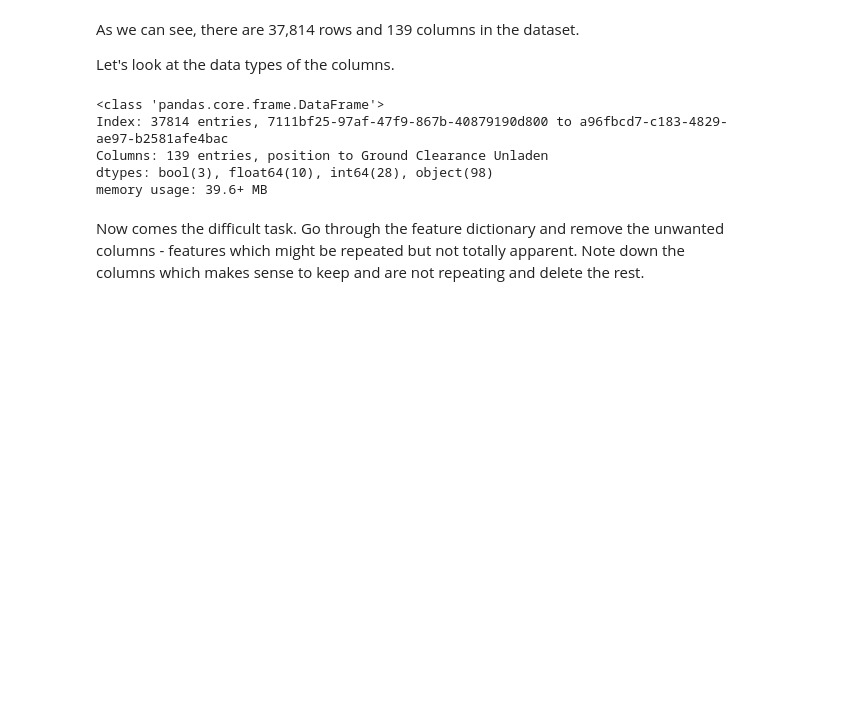
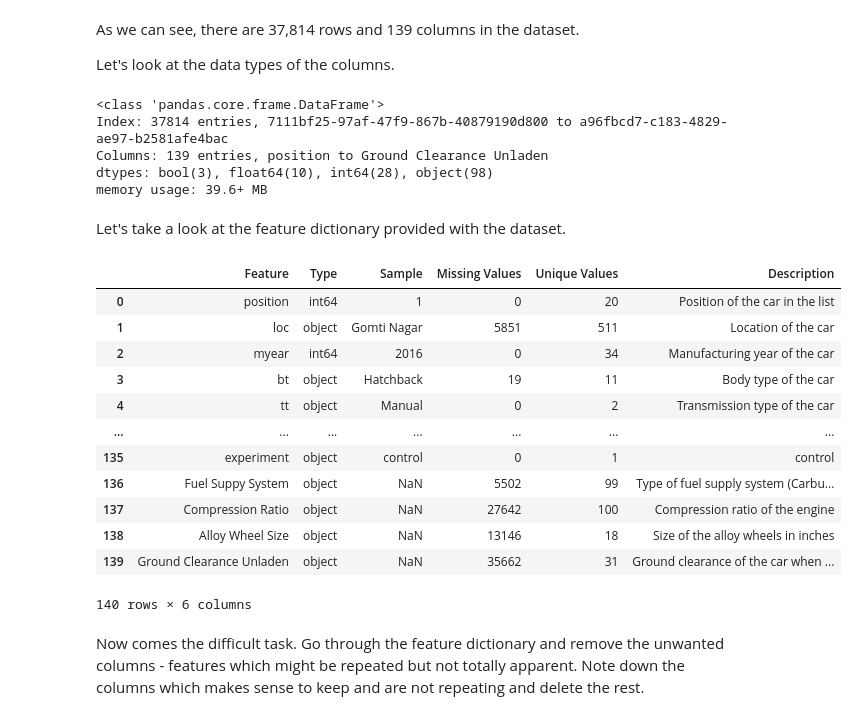
Before and after one commit to chats-bug/Priceless-Wheels, a Jupyter notebook: notebooks/data_cleaning.ipynb, the cells around one changed output. Drawn from its saved outputs; the diff is of its cells as text; code cells hidden in the pictures; blank space fills up the shorter version.

```diff
--- a/notebooks/data_cleaning.ipynb
+++ b/notebooks/data_cleaning.ipynb
@@ -64,6 +75,25 @@ Index: 37814 entries, 7111bf25-97af-47f9-867b-40879190d800 to a96fbcd7-c183-4829
 Columns: 139 entries, position to Ground Clearance Unladen
 dtypes: bool(3), float64(10), int64(28), object(98)
 memory usage: 39.6+ MB
+# %% [markdown]
+Let's take a look at the feature dictionary provided with the dataset.
+# %%
+feature_dictionary = pd.read_csv("/kaggle/input/used-cars-dataset-cardekho/feature_dictionary.csv")
+feature_dictionary
+# %% [output]
+|  | Feature | Type | Sample | Missing Values | Unique Values | Description |
+| 0 | position | int64 | 1 | 0 | 20 | Position of the car in the list |
+| 1 | loc | object | Gomti Nagar | 5851 | 511 | Location of the car |
+| 2 | myear | int64 | 2016 | 0 | 34 | Manufacturing year of the car |
+| 3 | bt | object | Hatchback | 19 | 11 | Body type of the car |
+| 4 | tt | object | Manual | 0 | 2 | Transmission type of the car |
+| ... | ... | ... | ... | ... | ... | ... |
+| 135 | experiment | object | control | 0 | 1 | control |
+| 136 | Fuel Suppy System | object | NaN | 5502 | 99 | Type of fuel supply system (Carbu... |
+| 137 | Compression Ratio | object | NaN | 27642 | 100 | Compression ratio of the engine |
+| 138 | Alloy Wheel Size | object | NaN | 13146 | 18 | Size of the alloy wheels in inches |
+| 139 | Ground Clearance Unladen | object | NaN | 35662 | 31 | Ground clearance of the car when ... |
+140 rows × 6 columns
 # %% [markdown]
 Now comes the difficult task. Go through the feature dictionary and remove the unwanted columns - features which might be repeated but not totally apparent. Note down the columns which makes sense to keep and are not repeating and delete the rest.
 # %%
```
Also changed, not shown: parts of 65 cells of this notebook.
